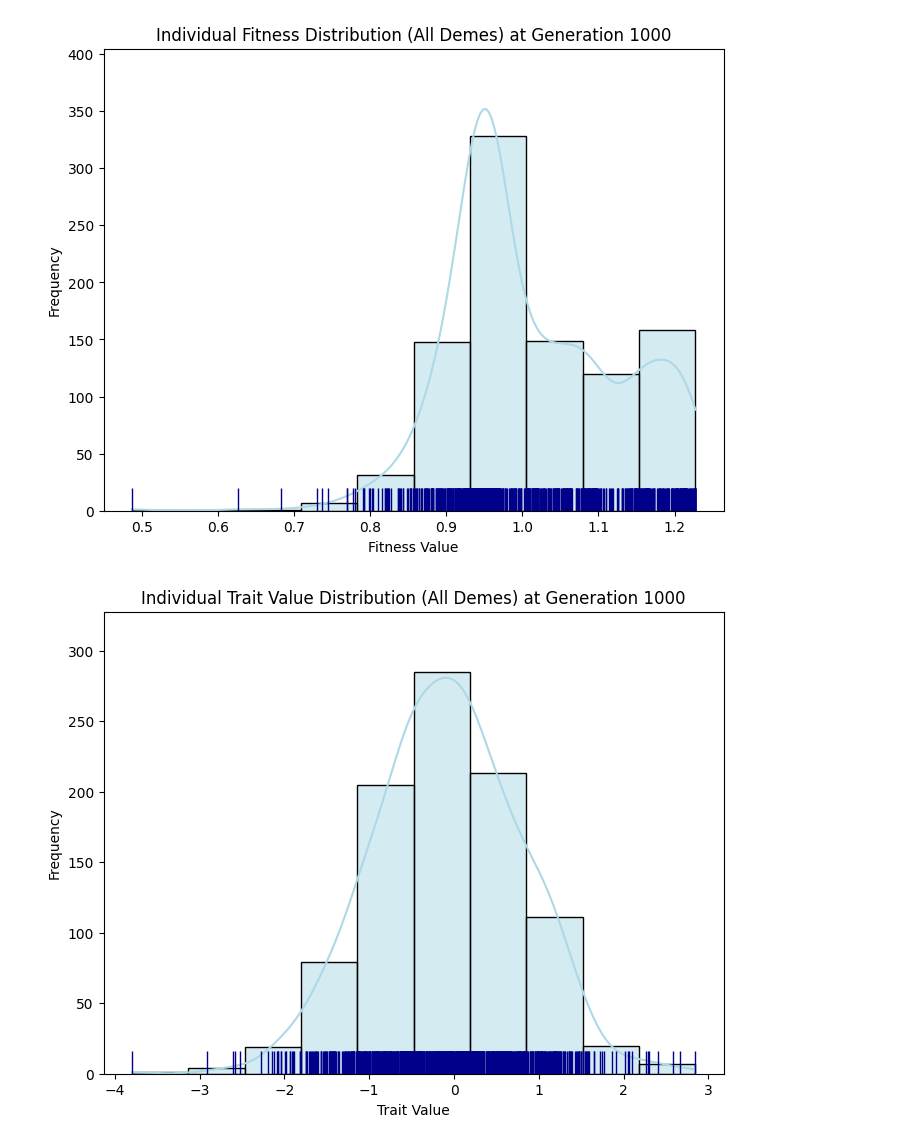
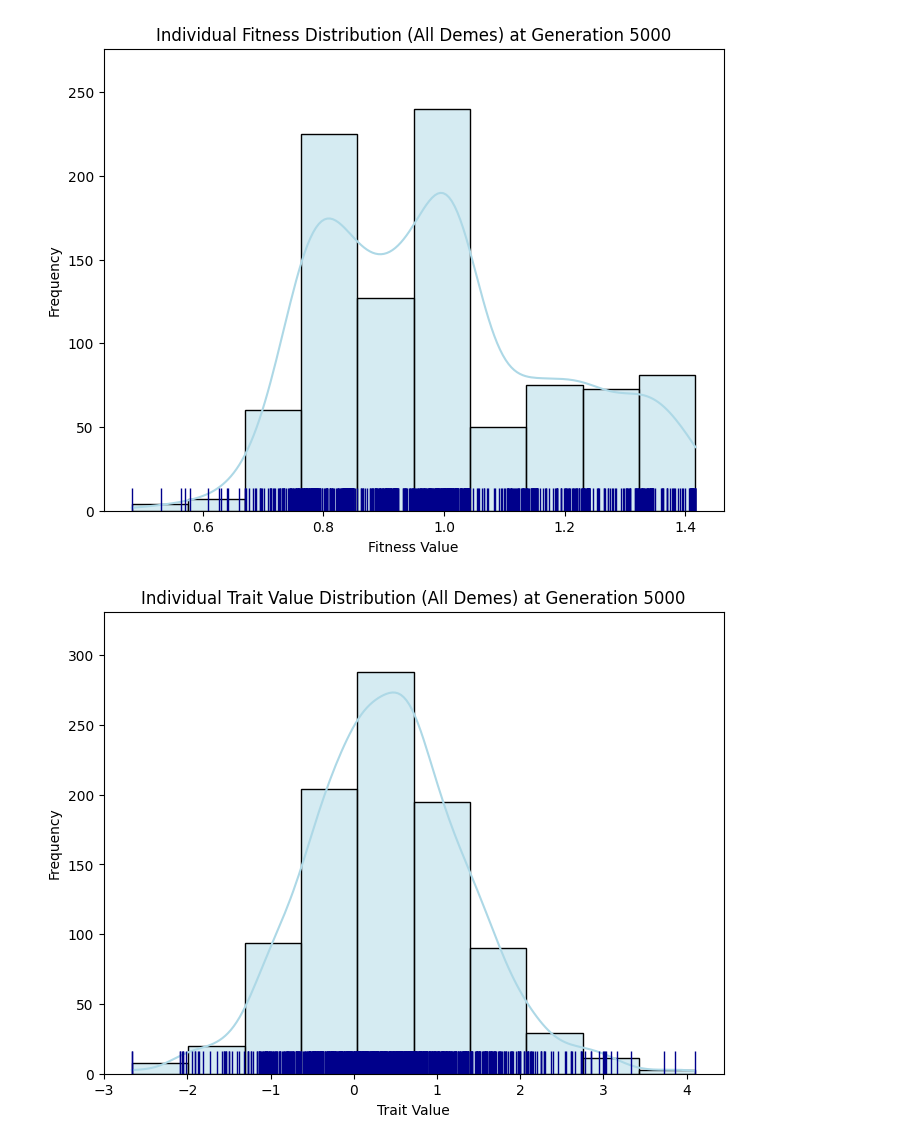
Before and after one commit to ElizabethFrankWebb/USRI-2026, a Jupyter notebook: Individual_based_model_3.ipynb, the cells around one changed output. Drawn from its saved outputs; the diff is of its cells as text; code cells hidden in the pictures.

```diff
--- a/Individual_based_model_3.ipynb
+++ b/Individual_based_model_3.ipynb
@@ -12,33 +12,45 @@ initial_population_per_deme = 100
 loci = 5
 selection = 10
 carrying_capacity_per_deme = 100
-optimal_trait_value = 0
+gradient_trait_min = 0.01 # Minimum optimal trait value for the gradient
+gradient_trait_max = 1.0 # Maximum optimal trait value for the gradient
 optimal_growth_rate_per_deme = 1.025
 mutation_rate = 10**-2
-generation = 1000
-migration_probality = 1/4
+generation = 5000
+migration_probality = 1/2
 num_demes = 10
 # %%
 #definitions
 
-def deme_location(num_demes, initial_population_per_deme, carrying_capacity_per_deme, optimal_growth_rate_per_deme, loci):
+def deme_location(num_demes, initial_population_per_deme, carrying_capacity_per_deme, optimal_growth_rate_per_deme, loci, gradient_trait_min, gradient_trait_max):
   demes_list = []
   for i in range(num_demes):
+    # Calculate optimal_trait_value as a gradient across demes
+    optimal_trait_value = gradient_trait_min + (gradient_trait_max - gradient_trait_min) * (i / (num_demes - 1))
     deme = {
         'id': i,
         'population_size': initial_population_per_deme,
         'carrying_capacity': carrying_capacity_per_deme,
         'optimal_growth_rate': optimal_growth_rate_per_deme,
+        'optimal_trait_value': optimal_trait_value, # Assign the gradient value
         'neighbors': [],
         'genotypes': np.zeros((initial_population_per_deme, loci)) # Initial genotypes for this deme
     }
     # Determine neighbors for a 1D arrangement (side-by-side)
     if i > 0:
-      deme['neighbors'].append(i - 1)
+      deme['neighbors'].append(i - 1);
     if i < num_demes - 1:
-      deme['neighbors'].append(i + 1)
+      deme['neighbors'].append(i + 1);
     demes_list.append(deme)
   return demes_list
+
+enviormental_gradient_optimum = (gradient_trait_max - gradient_trait_min) / (num_demes - 1)
+r_star = optimal_growth_rate_per_deme
+p = migration_probality
+
+# Calculate B
+if (2 * selection * migration_probality) != 0:
+    effective_enviormental_gradient = (enviormental_gradient_optimum * np.sqrt(r_star)) / (2 * selection * migration_probality)
 
 
 def calculate_trait_z(individual_genotype):
@@ -129,7 +141,7 @@ average_deme_fitness_history = [] # List of arrays, each array containing averag
 trait_value_history = [] # List of arrays, each array containing all individual trait values across all demes for a generation
 
 # Assinging Demes
-demes_list = deme_location(num_demes, initial_population_per_deme, carrying_capacity_per_deme, optimal_growth_rate_per_deme, loci)
+demes_list = deme_location(num_demes, initial_population_per_deme, carrying_capacity_per_deme, optimal_growth_rate_per_deme, loci, gradient_trait_min, gradient_trait_max)
 
 for g in range(generation):
     # 1. Migration Step
@@ -160,7 +172,7 @@ for g in range(generation):
         # 2. Calculate Trait Values and Fitness
         trait_values = np.array([calculate_trait_z(individual) for individual in current_genotypes])
         population_fitness = calculate_fitness(trait_values,
-                                               optimal_trait_value,
+                                               deme['optimal_trait_value'], # Use deme-specific optimal_trait_value
                                                selection,
                                                current_pop_size,
                                                deme['carrying_capacity'],
@@ -242,32 +254,48 @@ else:
 
 # Individual Trait Value Distribution across all demes
 if trait_value_history and trait_value_history[-1].size > 0:
     final_generation_trait_value = trait_value_history[-1]
     plt.figure(figsize=(8, 6))
     ns.histplot(data=final_generation_trait_value, bins=10, kde=True, color="lightblue")
     ns.rugplot(x=final_generation_trait_value, color="darkblue", height=0.05)
     plt.title(f"Individual Trait Value Distribution (All Demes) at Generation {generation}")
     plt.xlabel("Trait Value")
     plt.ylabel("Frequency")
     plt.show()
 else:
     print(f"Population went extinct before or at Generation {generation}. No trait value data to plot.")
 
 # Average Fitness per Deme
 if average_deme_fitness_history and average_deme_fitness_history[-1].size > 0:
     final_generation_average_deme_fitness = average_deme_fitness_history[-1]
     deme_ids = np.arange(len(final_generation_average_deme_fitness))
 
     plt.figure(figsize=(10, 6))
     ns.barplot(x=deme_ids, y=final_generation_average_deme_fitness, color='skyblue')
     plt.title(f"Average Fitness per Deme at Generation {generation}")
     plt.xlabel("Deme ID")
     plt.ylabel("Average Fitness")
     plt.xticks(deme_ids) # Ensure all deme IDs are shown on the x-axis
     plt.grid(axis='y', linestyle='--', alpha=0.7)
     plt.show()
 else:
     print(f"Population went extinct before or at Generation {generation}. No average fitness per deme data to plot.")
+
+# Population in each deme
+# Extract population sizes for the final generation from demes_list
+final_population_deme = [deme['population_size'] for deme in demes_list]
+
+if final_population_deme:
+    plt.figure(figsize=(10, 6))
+    ns.barplot(x=deme_ids, y=final_population_deme, color='skyblue')
+    plt.title(f"Population per Deme at Generation {generation}")
+    plt.xlabel("Deme ID")
+    plt.ylabel("Population Size") # Corrected y-axis label
+    plt.xticks(deme_ids) # Ensure all deme IDs are shown on the x-axis
+    plt.grid(axis='y', linestyle='--', alpha=0.7)
+    plt.show()
+else:
+    print(f"No population data to plot for Generation {generation}.")
 # %% [output]
-[figure, old version]
+[figure, new version]
-[figure, old version]
+[figure, new version]
```
Also changed, not shown: parts of 1 cell of this notebook.
